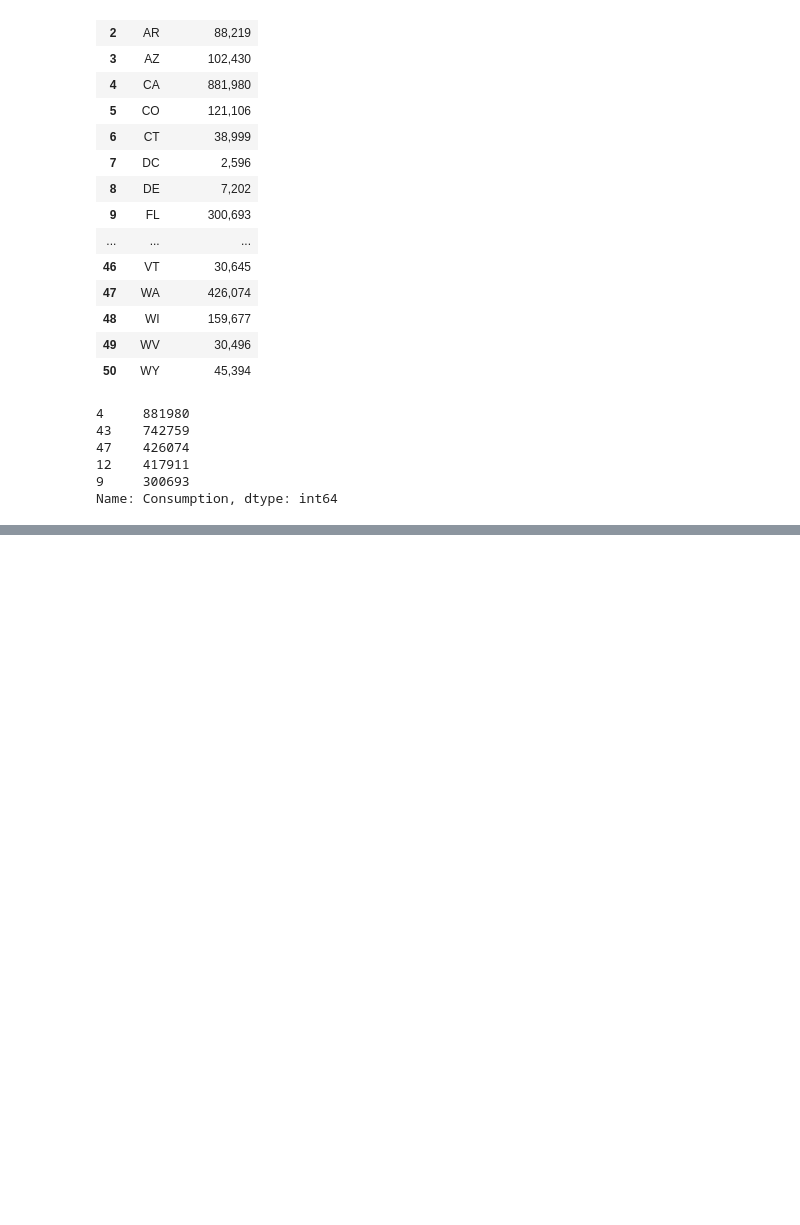
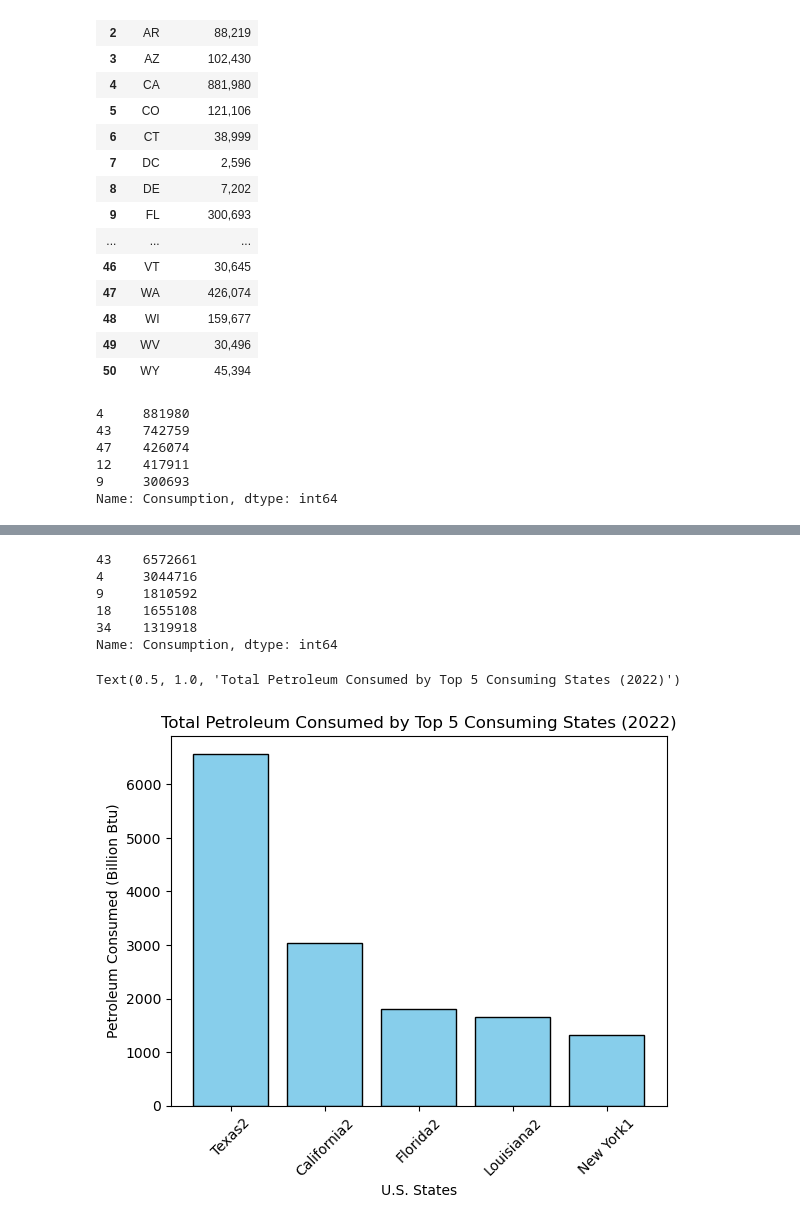
Before and after one commit to Calumshewson/Project-1-Challenge, a Jupyter notebook: Question 2 Code.ipynb, the cells around one changed output, grey strips where cells are left out. Cells and saved outputs as stored; diff of their text form; code cells hidden in the pictures; blank space fills up the shorter version.

```diff
--- a/Question 2 Code.ipynb
+++ b/Question 2 Code.ipynb
@@ -62,0 +141,26 @@ Text(0.5, 1.0, 'Total Renewable Energy Consumed by State (2022)')
+# %%
+petroleum_df['Consumption'] = petroleum_df['Consumption'].str.replace(',', '').astype(int)
+
+top_5_petrol_states = petroleum_df['Consumption'].nlargest(5)
+
+
+top_5_petrol_states
+# %% [output]
+43    6572661
+4     3044716
+9     1810592
+18    1655108
+34    1319918
+Name: Consumption, dtype: int64
+# %%
+x_axis3 = ['Texas2', 'California2', 'Florida2', 'Louisiana2', 'New York1']
+y_axis3 = [6572.66, 3044.72, 1810.59, 1655.11, 1319.92]
+
+plt.bar(x_axis3, y_axis3, color='skyblue', edgecolor='k')
+plt.xlabel("U.S. States")
+plt.xticks(rotation = 45)
+plt.ylabel("Petroleum Consumed (Billion Btu)")
+plt.title("Total Petroleum Consumed by Top 5 Consuming States (2022)")
+# %% [output]
+Text(0.5, 1.0, 'Total Petroleum Consumed by Top 5 Consuming States (2022)')
+[figure, added]
```
Also changed, not shown: parts of 14 cells of this notebook, 6 other files.
